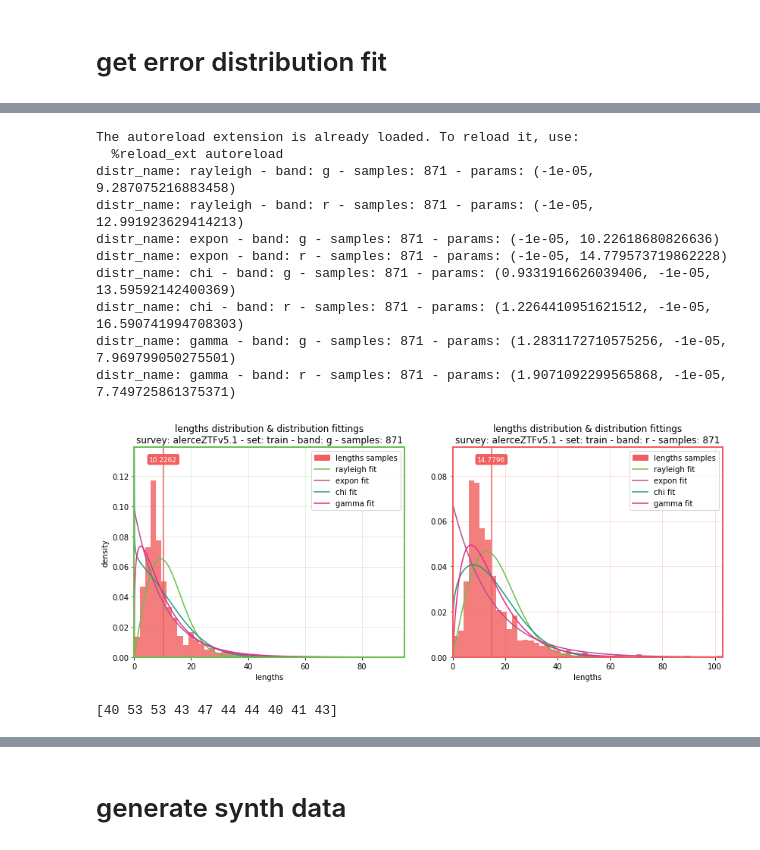
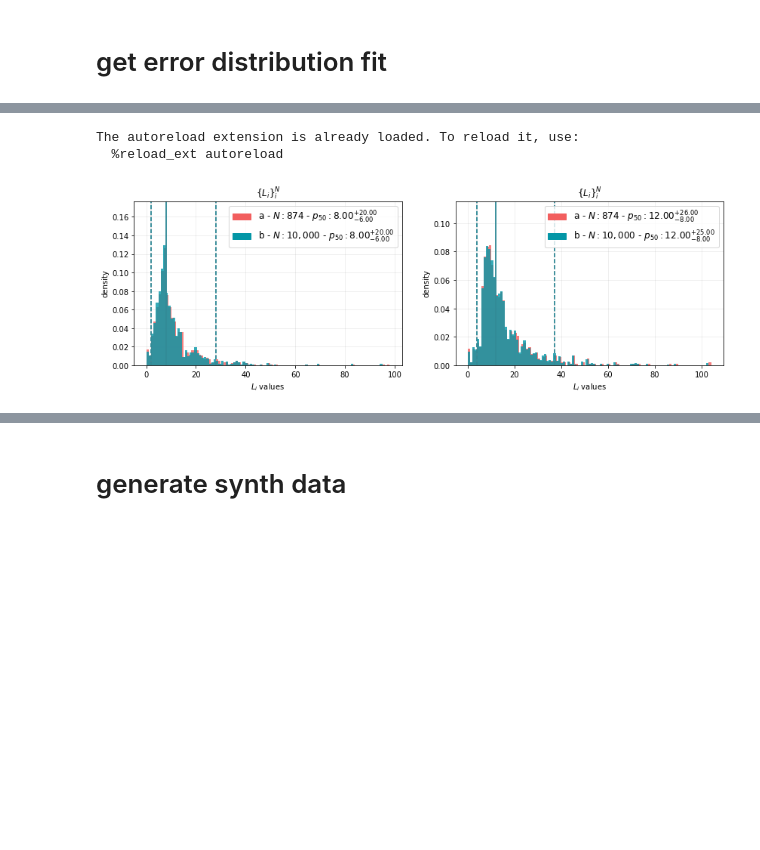
Before and after one commit to oscarpimentel/astro-lightcurves-handler, a Jupyter notebook: experiments/notebooks/create_parametric_model_dataset.ipynb, the cells around one changed output, grey strips where cells are left out. Saved outputs shown, nothing was run; the diff lists cells and outputs as text; code cells hidden in the pictures; blank space fills up the shorter version.

```diff
--- a/experiments/notebooks/create_parametric_model_dataset.ipynb
+++ b/experiments/notebooks/create_parametric_model_dataset.ipynb
@@ -87,25 +104,38 @@ distr_name: gamma - band: r - samples: 12,873 - params: (3.3365150344783245, 0.0
-# %%
-%load_ext autoreload
-%autoreload 2
-from src.error_fitting import get_len_distribution_fits, ValuesSampler
-from src.plots import plot_len_fit_results
-
-set_name = 'train'
-distr_names = ['rayleigh', 'expon', 'chi', 'gamma']#+ ['chi', 'skewnorm', 'beta']
-fit_results = get_len_distribution_fits(lcdataset, set_name, distr_names)
-plot_len_fit_results(lcdataset, set_name, fit_results)
-len_sampler = ValuesSampler(fit_results, 'rayleigh', 30, 'r', True)
-print(len_sampler.sample(10))
-# %% [output]
-The autoreload extension is already loaded. To reload it, use:
-  %reload_ext autoreload
-distr_name: rayleigh - band: g - samples: 871 - params: (-1e-05, 9.287075216883458)
-distr_name: rayleigh - band: r - samples: 871 - params: (-1e-05, 12.991923629414213)
-distr_name: expon - band: g - samples: 871 - params: (-1e-05, 10.22618680826636)
-distr_name: expon - band: r - samples: 871 - params: (-1e-05, 14.779573719862228)
-distr_name: chi - band: g - samples: 871 - params: (0.9331916626039406, -1e-05, 13.59592142400369)
-distr_name: chi - band: r - samples: 871 - params: (1.2264410951621512, -1e-05, 16.590741994708303)
-distr_name: gamma - band: g - samples: 871 - params: (1.2831172710575256, -1e-05, 7.969799050275501)
-distr_name: gamma - band: r - samples: 871 - params: (1.9071092299565868, -1e-05, 7.749725861375371)
-[figure, removed]
-[40 53 53 43 47 44 44 40 41 43]
+# %%
+%load_ext autoreload
+%autoreload 2
+from lchandler.synthetic.distr_fitting import CurveLengthSampler
+import matplotlib.pyplot as plt
+import flamingchoripan.cuteplots.plots as cplots
+
+set_name = 'train'
+#fit_results = get_len_distribution_fits(lcdataset, set_name, distr_names)
+#plot_len_fit_results(lcdataset, set_name, fit_results)
+band_names = lcdataset[set_name].band_names
+length_sampler_bdict = {b:CurveLengthSampler(lcdataset, set_name, b) for b in band_names}
+
+fig, axs = plt.subplots(1, len(lcdataset[set_name].band_names), figsize=(14,4))
+for kb,b in enumerate(lcdataset[set_name].band_names):
+    length_sampler = length_sampler_bdict[b]
+    #print(len_sampler.sample(10))
+    to_plot = {
+        'a':length_sampler.lengths,
+        'b':length_sampler.sample(1e4),
+              }
+    plot_kwargs = {
+        'fig':fig,
+        'ax':axs[kb],
+        'title':'$\{L_i\}_i^N$',
+        'xlabel':'$L_i$ values',
+        'bins':len(length_sampler.pdf),
+        'uses_density':1,
+        'return_legend_patches':1,
+        'label_samples':0,
+        'histtype':'stepfilled',
+        'alpha':0.8,
+    }
+    cplots.plot_hist_bins(to_plot, **plot_kwargs)
+# %% [output]
+The autoreload extension is already loaded. To reload it, use:
+  %reload_ext autoreload
+[figure, added]
```
Also changed, not shown: parts of 12 cells of this notebook, 10 other files.
